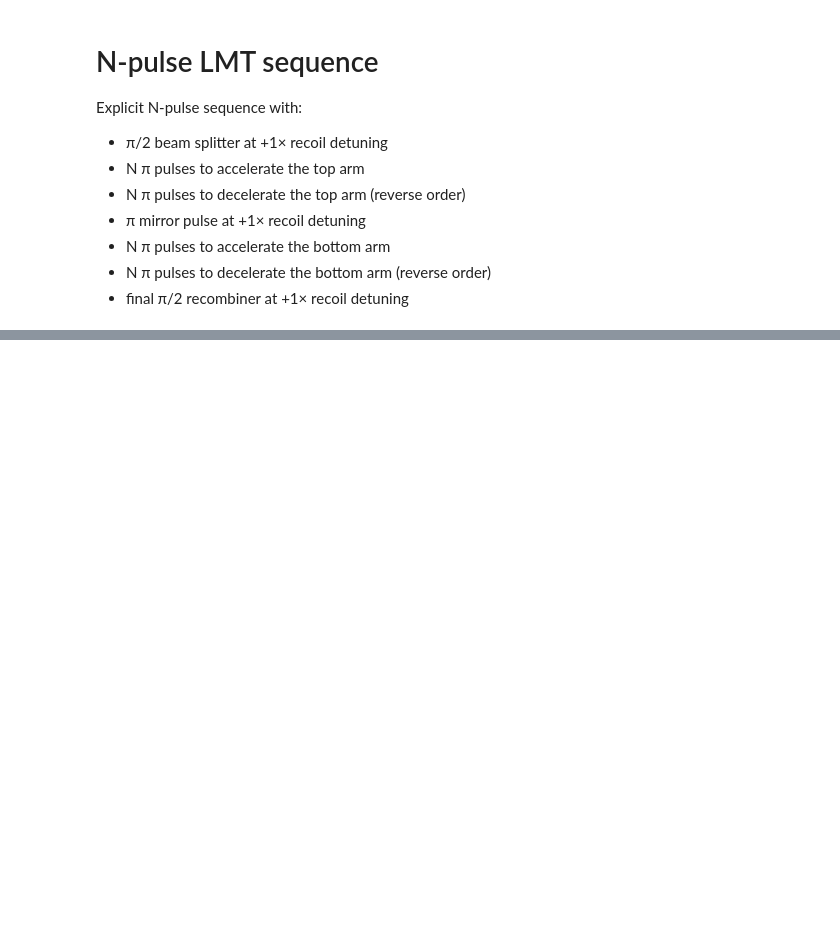
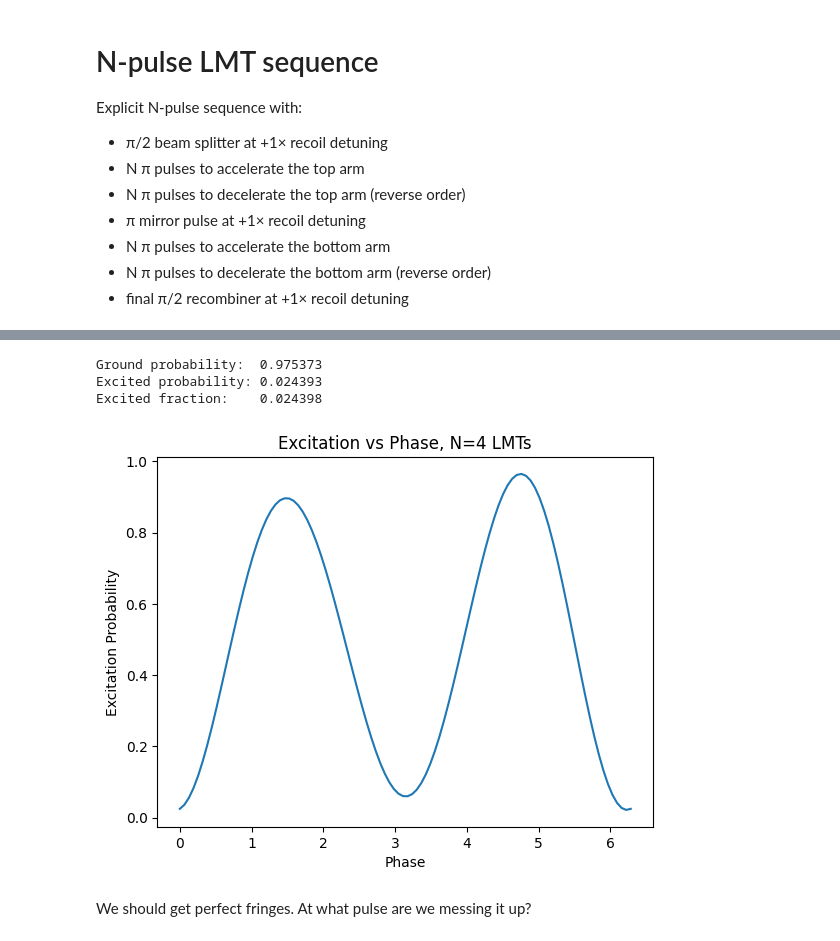
Before and after one commit to charlesbaynham/LMT_sim_scratch, a Jupyter notebook: notebooks/n_pulse_lmt_sequence.ipynb, the cells around one changed output, grey strips where cells are left out. Cells and saved outputs as stored; diff of their text form; code cells hidden in the pictures; blank space fills up the shorter version.

```diff
--- a/notebooks/n_pulse_lmt_sequence.ipynb
+++ b/notebooks/n_pulse_lmt_sequence.ipynb
@@ -156,7 +180,7 @@ state = sim.make_atom_states(
     c1=0.0,
 )
 
-result = seq.run_pulse_sequence_in_lab_frame(state, pulse_sequence=sequence)
+result = seq.run_pulse_sequence_in_lab_frame(state, pulse_sequence=sequence, discard_threshold=1e-9)
 if result is None:
     raise RuntimeError('Atom was cleared out by the sequence')
 
@@ -165,4 +189,10 @@ ground_prob, excited_prob = sim.calculate_ground_and_excited_probabilities(state
 
 print(f'Ground probability:  {ground_prob:.6f}')
 print(f'Excited probability: {excited_prob:.6f}')
+
+
 print(f'Excited fraction:    {excited_prob / (ground_prob + excited_prob):.6f}')
+# %% [output]
+Ground probability:  0.975373
+Excited probability: 0.024393
+Excited fraction:    0.024398
@@ -168,0 +309,43 @@ print(f'Excited fraction:    {excited_prob / (ground_prob + excited_prob):.6f}')
+# %%
+from joblib import Parallel, delayed
+from tqdm import tqdm
+
+phis = np.linspace(0, 2 * np.pi, 100)
+N_LMTs = 4
+
+initial_state = sim.make_atom_states(
+    position_x=0.0,
+    position_y=0.0,
+    position_z=0.0,
+    initial_velocity_z=0.0,
+    c0=1.0,
+    c1=0.0,
+)
+
+
+def run_phi(phi):
+    sequence = get_sequence(N=N_LMTs, phi=phi)
+    result = seq.run_pulse_sequence_in_lab_frame(
+        initial_state,
+        pulse_sequence=sequence,
+        discard_threshold=1e-9,
+    )
+    if result is None:
+        raise RuntimeError('Atom was cleared out by the sequence')
+    state, _, _ = result
+    ground_prob, excited_prob = sim.calculate_ground_and_excited_probabilities(state)
+    return excited_prob / (ground_prob + excited_prob)
+
+
+excitations = Parallel(n_jobs=-1)(
+    delayed(run_phi)(phi) for phi in tqdm(phis, desc='phi')
+)
+# %%
+plt.plot(phis, excitations)  # type: ignore
+plt.xlabel('Phase')
+plt.ylabel('Excitation Probability')
+plt.title(f'Excitation vs Phase, N={N_LMTs} LMTs');
+# %% [output]
+[figure, added]
+# %% [markdown]
+We should get perfect fringes. At what pulse are we messing it up?
```
Also changed, not shown: parts of 7 cells of this notebook, 4 other files.
